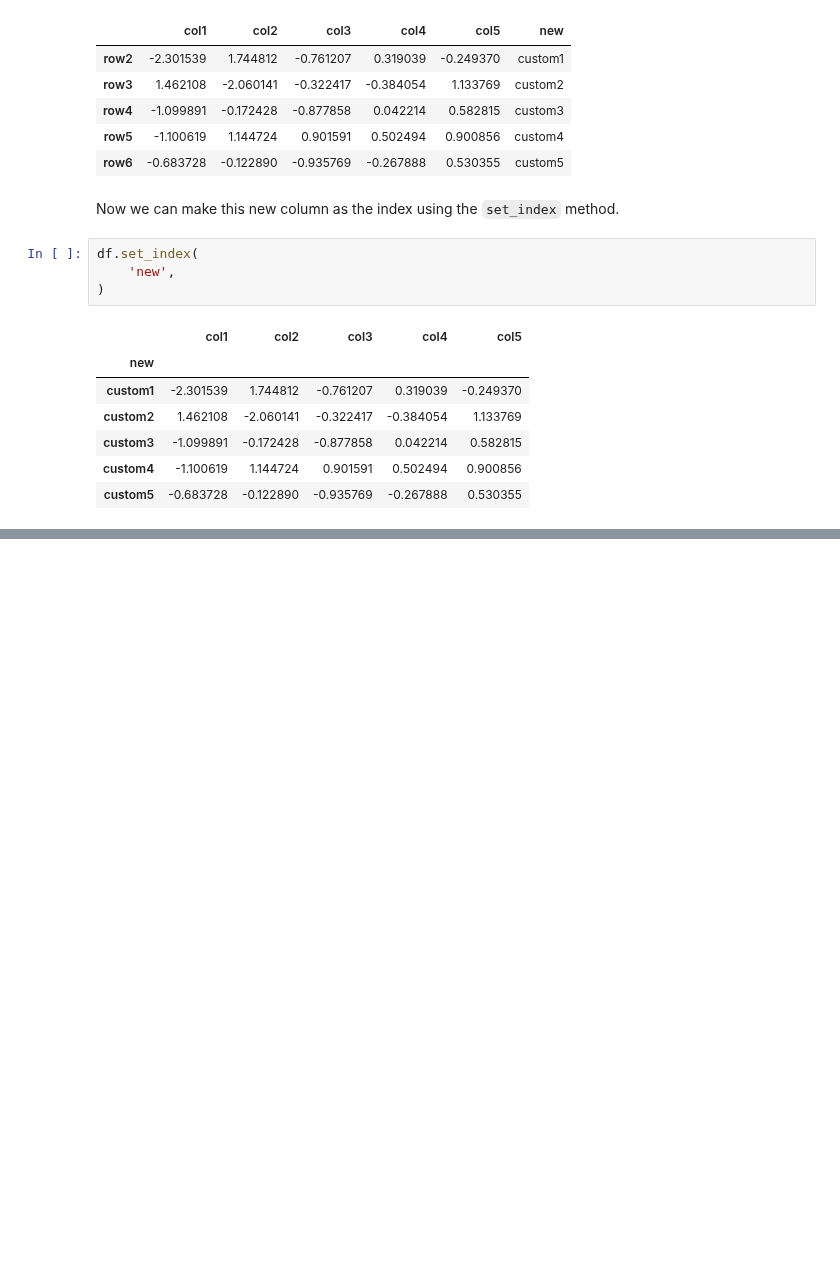
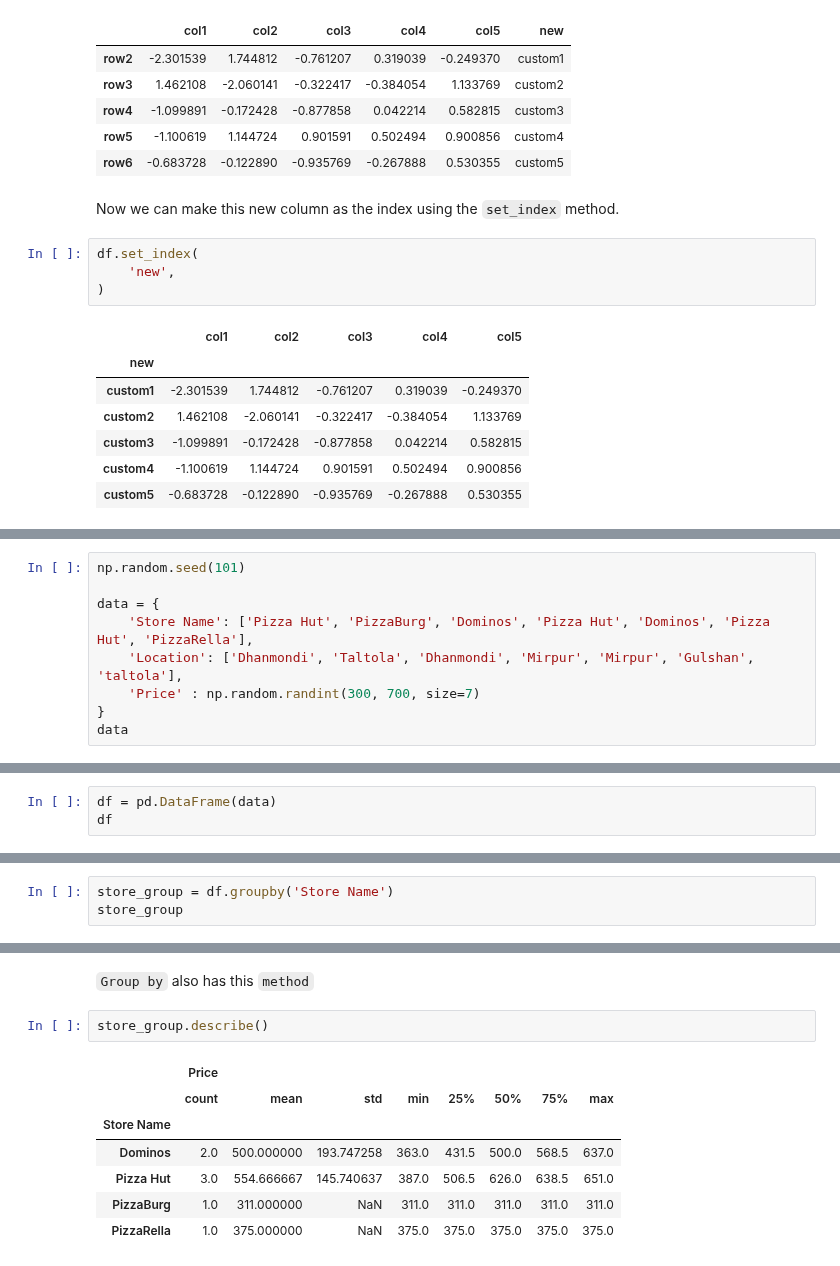
Before and after one commit to RishatTalukder/Machine-Learning-Zero-to-Hero, a Jupyter notebook: 3_Pandas/5_Intro_into_Pandas.ipynb, the cells around one changed output, grey strips where cells are left out. Drawn from its saved outputs; the diff is of its cells as text; blank space fills up the shorter version.

```diff
--- a/3_Pandas/5_Intro_into_Pandas.ipynb
+++ b/3_Pandas/5_Intro_into_Pandas.ipynb
@@ -778,0 +1152,9 @@ Well,
+# %%
+np.random.seed(101)
+
+data = {
+    'Store Name': ['Pizza Hut', 'PizzaBurg', 'Dominos', 'Pizza Hut', 'Dominos', 'Pizza Hut', 'PizzaRella'],
+    'Location': ['Dhanmondi', 'Taltola', 'Dhanmondi', 'Mirpur', 'Mirpur', 'Gulshan', 'taltola'],
+    'Price' : np.random.randint(300, 700, size=7)
+}
+data
@@ -778,0 +1177,3 @@ Well,
+# %%
+df = pd.DataFrame(data)
+df
@@ -778,0 +1209,3 @@ Well,
+# %%
+store_group = df.groupby('Store Name')
+store_group
@@ -778,0 +1281,12 @@ Well,
+# %% [markdown]
+`Group by` also has this `method`
+# %%
+store_group.describe()
+# %% [output]
+|  | Price |  |  |  |  |  |  |  |
+|  | count | mean | std | min | 25% | 50% | 75% | max |
+| Store Name |  |  |  |  |  |  |  |  |
+| Dominos | 2.0 | 500.000000 | 193.747258 | 363.0 | 431.5 | 500.0 | 568.5 | 637.0 |
+| Pizza Hut | 3.0 | 554.666667 | 145.740637 | 387.0 | 506.5 | 626.0 | 638.5 | 651.0 |
+| PizzaBurg | 1.0 | 311.000000 | NaN | 311.0 | 311.0 | 311.0 | 311.0 | 311.0 |
+| PizzaRella | 1.0 | 375.000000 | NaN | 375.0 | 375.0 | 375.0 | 375.0 | 375.0 |
```
Also changed, not shown: parts of 132 cells of this notebook, 3 other files.
